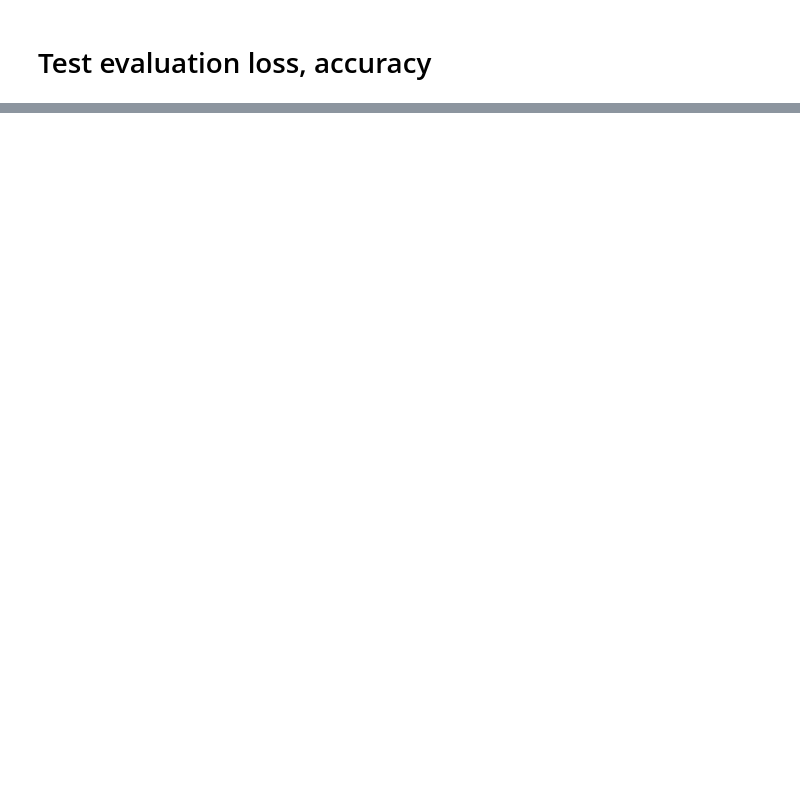
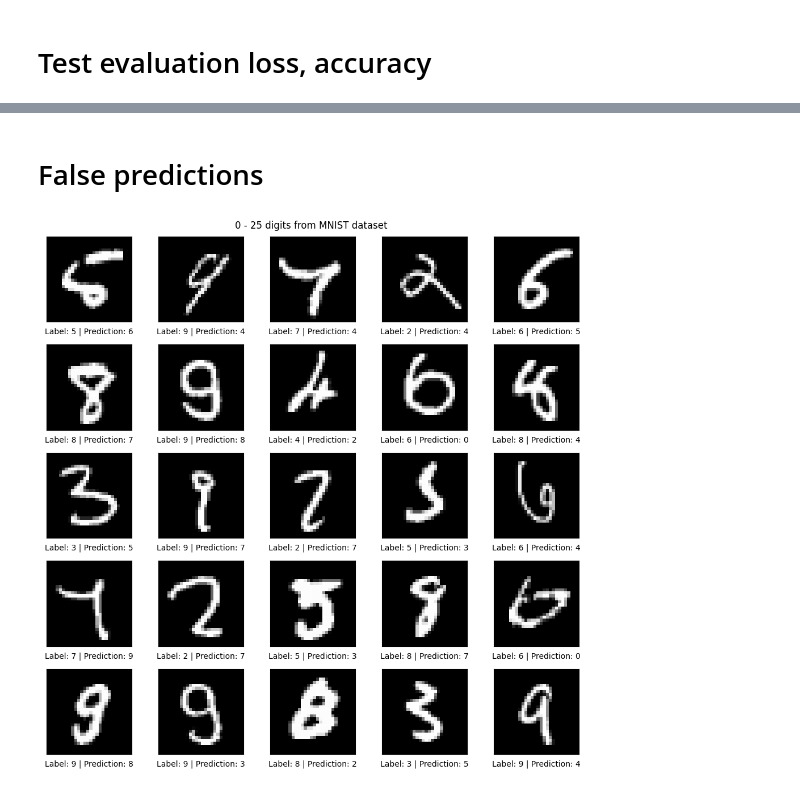
Before and after one commit to RaLLy08/scratch-mlp, a Jupyter notebook: python/mlp.ipynb, the cells around one changed output, grey strips where cells are left out. Saved outputs shown, nothing was run; the diff lists cells and outputs as text; code cells hidden in the pictures; blank space fills up the shorter version.

```diff
--- a/python/mlp.ipynb
+++ b/python/mlp.ipynb
@@ -689,0 +691,13 @@ plt.tight_layout()
+# %% [markdown]
+# False predictions
+# %%
+diff = test_predictions == test_labels.argmax(axis=1)
+
+false_indexes = np.where(diff == False)[0]
+
+test_false_predictions = test_images[false_indexes]
+test_true_labels = test_labels[false_indexes]
+
+show_25_pred(test_false_predictions, test_true_labels, test_predictions[false_indexes])
+# %% [output]
+[figure, added]
```
Also changed, not shown: parts of 14 cells of this notebook, 1 other file.
